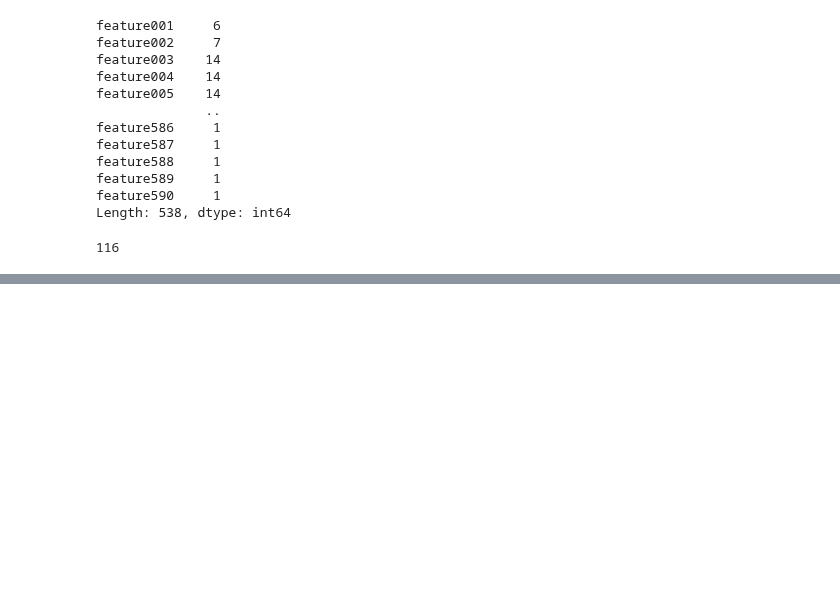
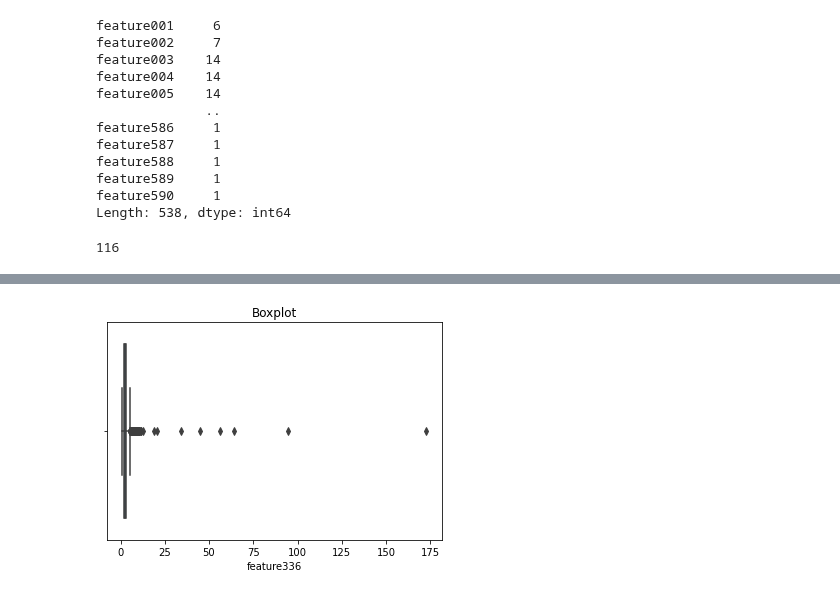
Before and after one commit to Landschy/datamining-htw, a Jupyter notebook: scripts/chayanon.ipynb, the cells around one changed output, grey strips where cells are left out. Saved outputs shown, nothing was run; the diff lists cells and outputs as text; code cells hidden in the pictures; blank space fills up the shorter version.

```diff
--- a/scripts/chayanon.ipynb
+++ b/scripts/chayanon.ipynb
@@ -275,0 +319,6 @@ len(raw_data.columns[raw_data.nunique() == 1])
+# %%
+sns.boxplot(x= feature_data.iloc[:,335])
+plt.title('Boxplot')
+plt.show()
+# %% [output]
+[figure, added]
```
Also changed, not shown: parts of 20 cells of this notebook.
